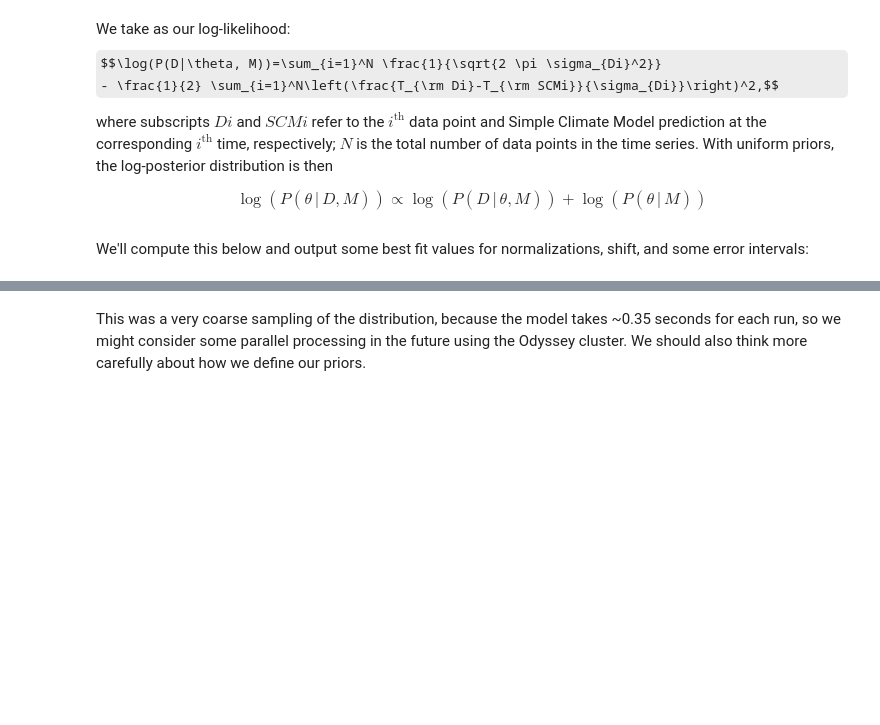
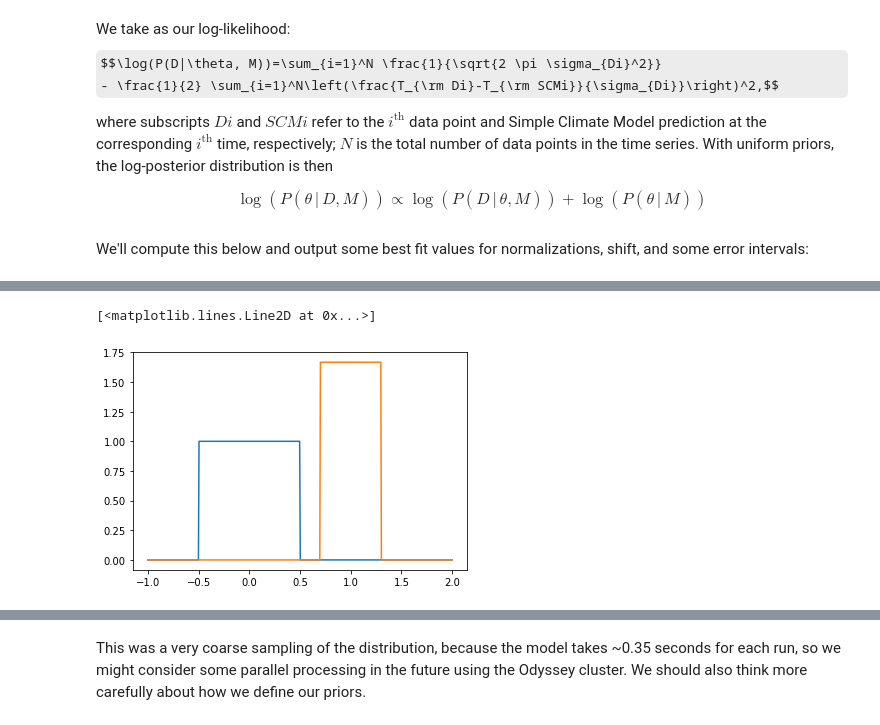
Before and after one commit to mrowan137/Climate, a Jupyter notebook: tutorial.ipynb, the cells around one changed output, grey strips where cells are left out. Drawn from its saved outputs; the diff is of its cells as text; code cells hidden in the pictures; some formulas as TeX source; blank space fills up the shorter version.

Commit message:
inference/model.py is tested and functional

```diff
--- a/tutorial.ipynb
+++ b/tutorial.ipynb
@@ -61,8 +61,12 @@ where subscripts $Di$ and $SCMi$ refer to the $i^\text{th}$ data point and Simpl
 $$\log(P(\theta\,|\,D, M)) \propto \log(P(D\,|\,\theta, M)) + \log(P(\theta\,|\,M))$$
 # %% [markdown]
 We'll compute this below and output some best fit values for normalizations, shift, and some error intervals:
+# %%
+# Create Modified Simple Climate Model instance
+SCM = model.ModifiedSimpleClimateModel(5, year, temperature, tempUnc)
 # %%
-# Sample the distribution, output best fit parameters, and plot
-paramGuess = [-0.4, 1., 1., 1., 1.]
-priorBounds = [[-0.5, 0.7, 0.7, 0.7, 0.7] , [0.5, 1.3, 1.3, 1.3, 1.3]]
-%time samples, sampler_chain = model.sample(model.log_post_scm, year, temperature, tempUnc, paramGuess, priorBounds, ndim=5, nwalkers=10, nsteps=300)
+# Set priors on parameters
+prior_type = ['uniform' for i in range(5) ]
+prior_param1 = [-0.5, 0.7, 0.7, 0.7, 0.7]
+prior_param2 = [0.5, 1.3, 1.3, 1.3, 1.3]
+SCM.set_priors(prior_type, prior_param1, prior_param2)
@@ -72,0 +73,10 @@ Wall time: 8min 13s
+# %%
+# Test that priors are working as expected
+test_x = np.linspace(-1,2,500)
+test_prior_1 = [ np.exp(SCM.priors[0](tx)) for tx in test_x ]
+test_prior_2 = [ np.exp(SCM.priors[1](tx)) for tx in test_x ]
+plt.plot(test_x, test_prior_1)
+plt.plot(test_x, test_prior_2)
+# %% [output]
+[<matplotlib.lines.Line2D at 0x...>]
+[figure, added]
```
Also changed, not shown: parts of 8 cells of this notebook, 5 other files.
